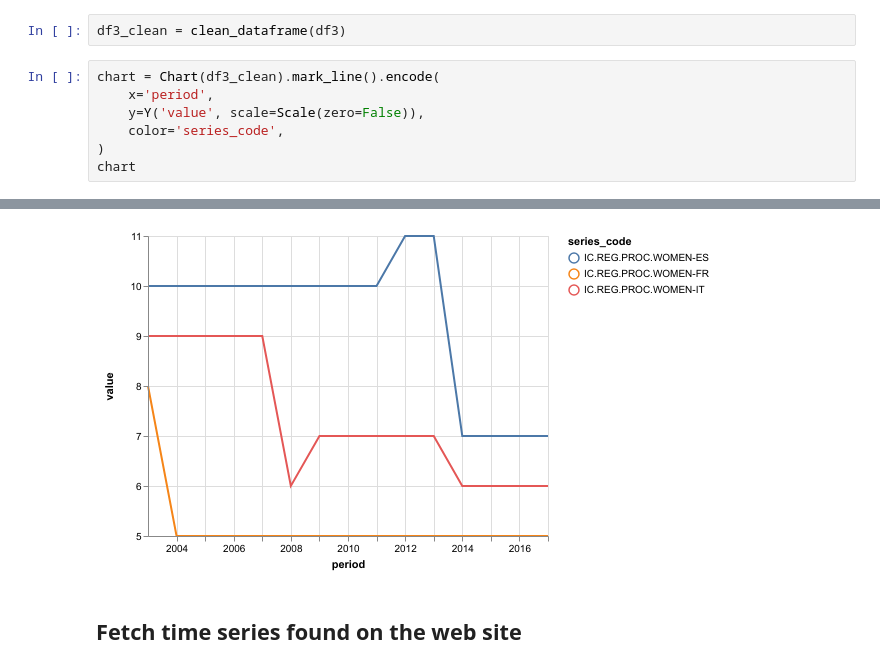
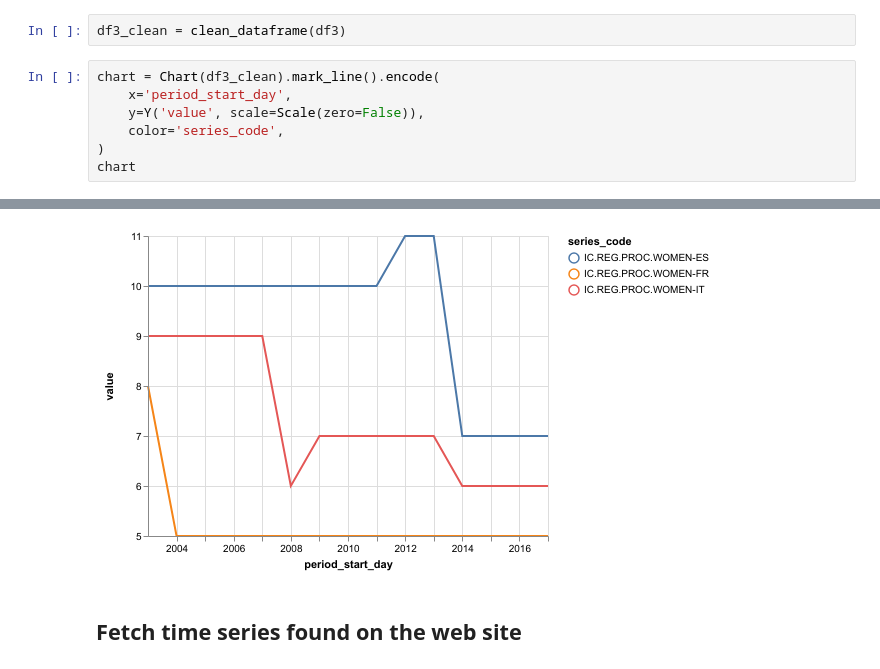
Before and after one commit to ceschi/dbnomics-python-client, a Jupyter notebook: index.ipynb, the cells around one changed output, grey strips where cells are left out. Saved outputs shown, nothing was run; the diff lists cells and outputs as text.

```diff
--- a/index.ipynb
+++ b/index.ipynb
@@ -148,14 +178,14 @@ df3.series_code.unique().tolist()
 df3_clean = clean_dataframe(df3)
 # %%
 chart = Chart(df3_clean).mark_line().encode(
-    x='period',
+    x='period_start_day',
     y=Y('value', scale=Scale(zero=False)),
     color='series_code',
 )
 chart
 # %% [output]
 [interactive output not drawn]
-[figure, old version]
+[figure, new version]
 # %% [markdown]
 ## Fetch time series found on the web site
 # %% [markdown]
```
Also changed, not shown: parts of 22 cells of this notebook, 4 other files.
